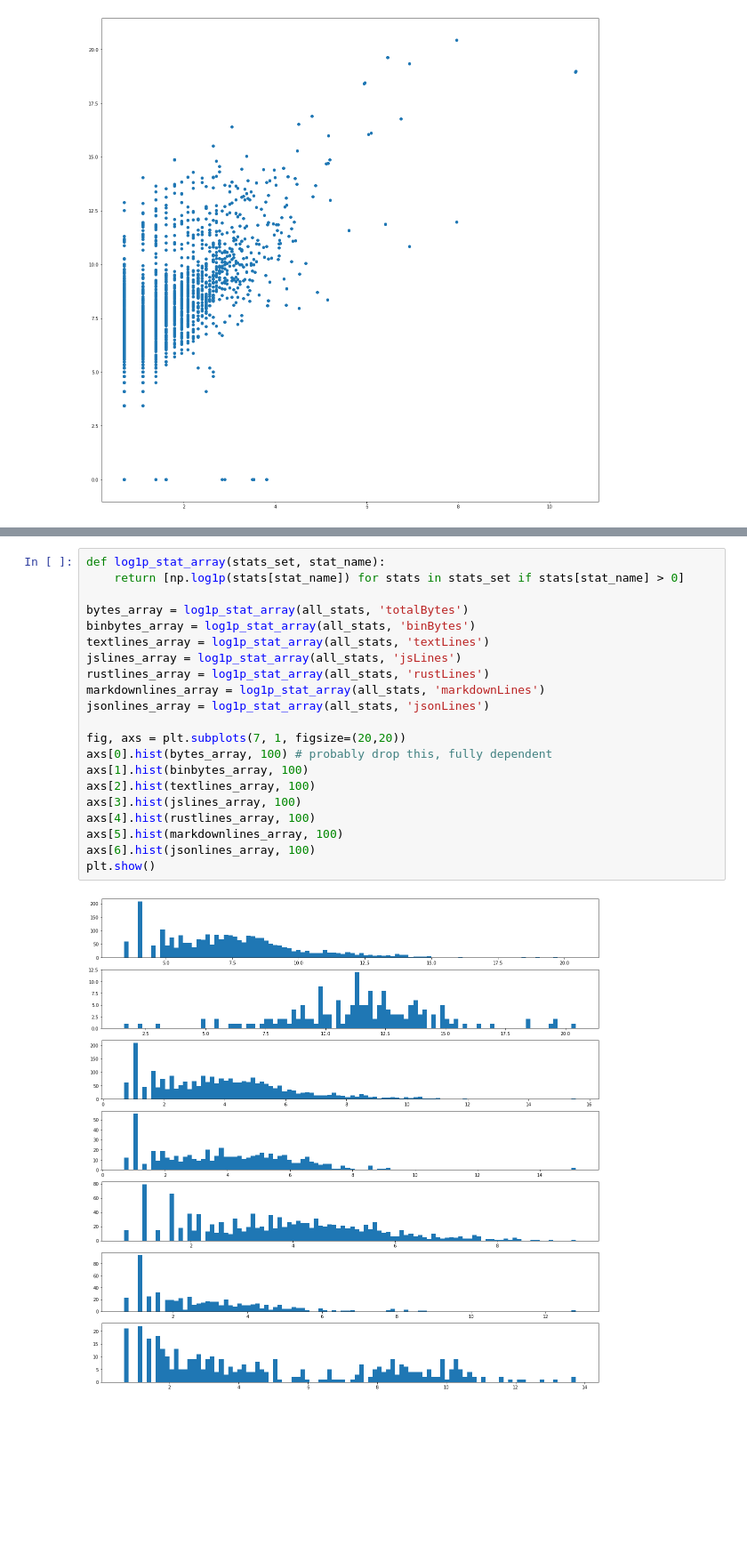
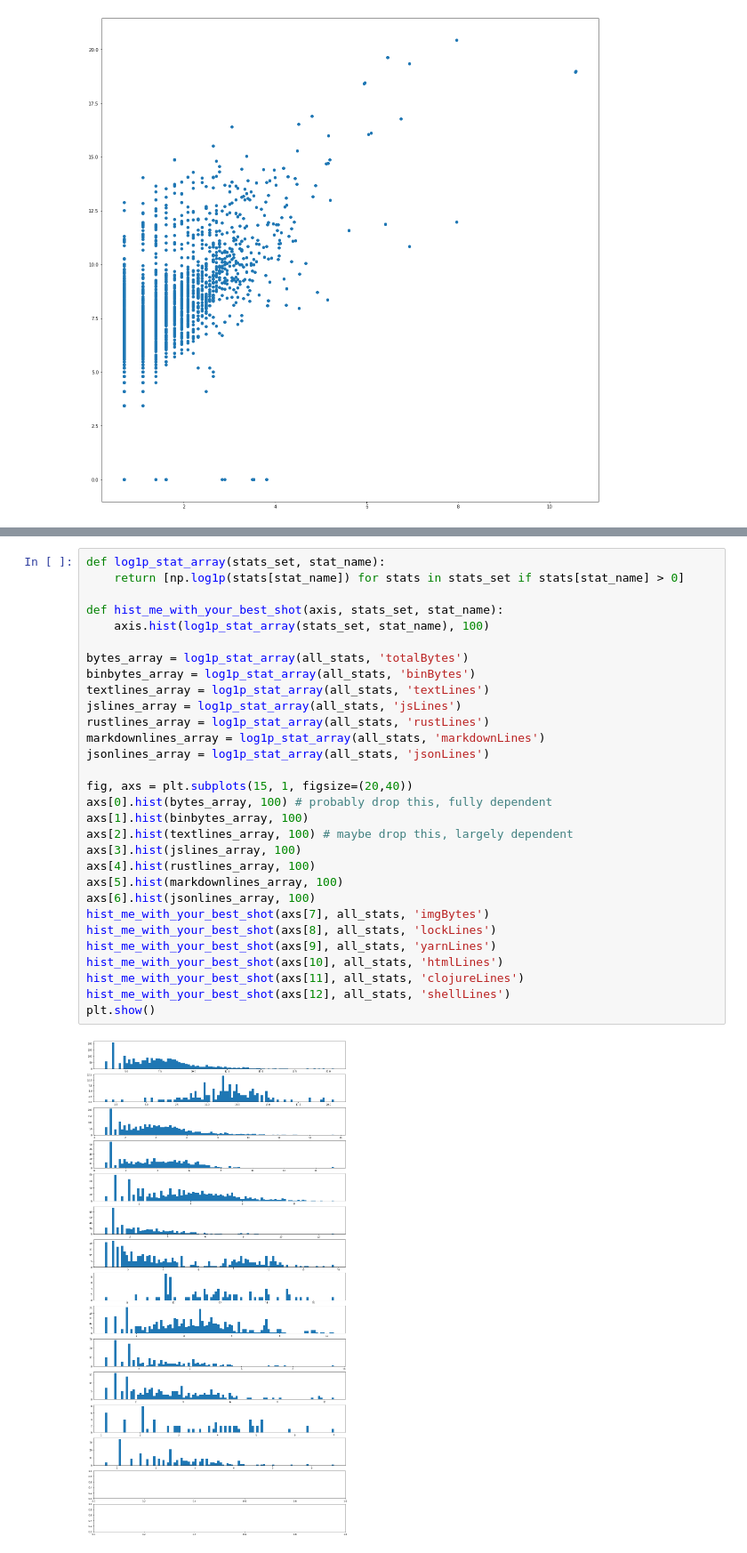
Before and after one commit to Deadman-DAO/Web3HackerNetwork, a Jupyter notebook: sandbox/notebooks/bob/commit_stat_engineering.ipynb, the cells around one changed output, grey strips where cells are left out. Shown: that part at 89% size. Saved outputs shown, nothing was run; the diff lists cells and outputs as text; blank space fills up the shorter version.

```diff
--- a/sandbox/notebooks/bob/commit_stat_engineering.ipynb
+++ b/sandbox/notebooks/bob/commit_stat_engineering.ipynb
@@ -120,23 +124,32 @@ plt.show()
 # %%
 def log1p_stat_array(stats_set, stat_name):
     return [np.log1p(stats[stat_name]) for stats in stats_set if stats[stat_name] > 0]
+
+def hist_me_with_your_best_shot(axis, stats_set, stat_name):
+    axis.hist(log1p_stat_array(stats_set, stat_name), 100)
 
 bytes_array = log1p_stat_array(all_stats, 'totalBytes')
 binbytes_array = log1p_stat_array(all_stats, 'binBytes')
 textlines_array = log1p_stat_array(all_stats, 'textLines')
 jslines_array = log1p_stat_array(all_stats, 'jsLines')
 rustlines_array = log1p_stat_array(all_stats, 'rustLines')
 markdownlines_array = log1p_stat_array(all_stats, 'markdownLines')
 jsonlines_array = log1p_stat_array(all_stats, 'jsonLines')
 
-fig, axs = plt.subplots(7, 1, figsize=(20,20))
+fig, axs = plt.subplots(15, 1, figsize=(20,40))
 axs[0].hist(bytes_array, 100) # probably drop this, fully dependent
 axs[1].hist(binbytes_array, 100)
-axs[2].hist(textlines_array, 100)
+axs[2].hist(textlines_array, 100) # maybe drop this, largely dependent
 axs[3].hist(jslines_array, 100)
 axs[4].hist(rustlines_array, 100)
 axs[5].hist(markdownlines_array, 100)
 axs[6].hist(jsonlines_array, 100)
+hist_me_with_your_best_shot(axs[7], all_stats, 'imgBytes')
+hist_me_with_your_best_shot(axs[8], all_stats, 'lockLines')
+hist_me_with_your_best_shot(axs[9], all_stats, 'yarnLines')
+hist_me_with_your_best_shot(axs[10], all_stats, 'htmlLines')
+hist_me_with_your_best_shot(axs[11], all_stats, 'clojureLines')
+hist_me_with_your_best_shot(axs[12], all_stats, 'shellLines')
 plt.show()
 # %% [output]
-[figure, old version]
+[figure, new version]
```
Also changed, not shown: parts of 5 cells of this notebook, 1 other file.
